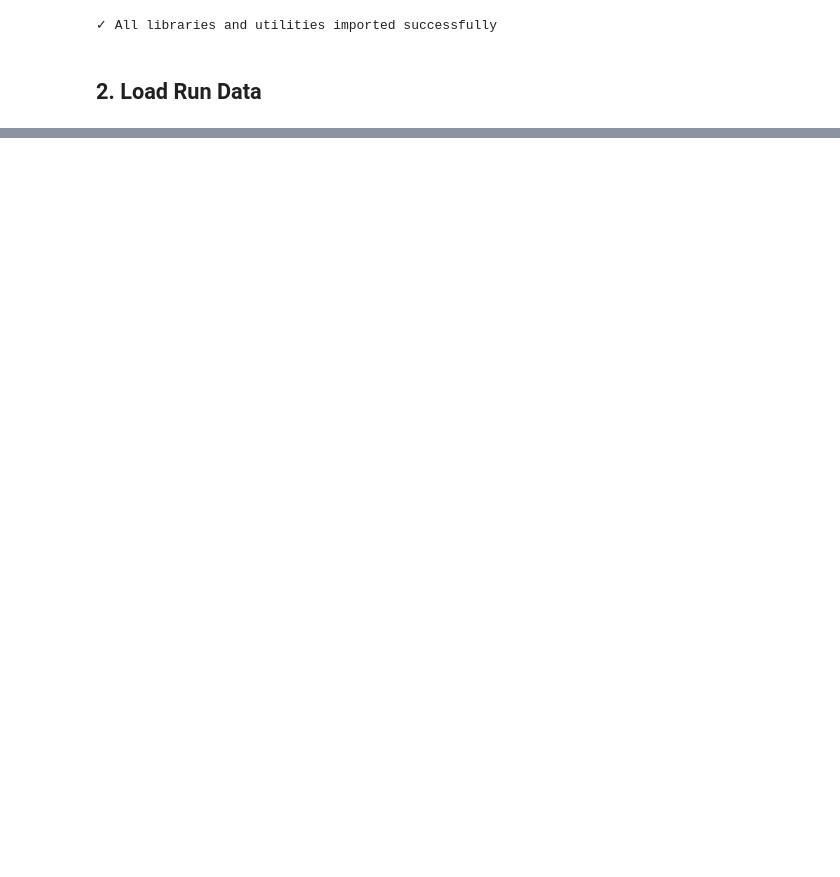
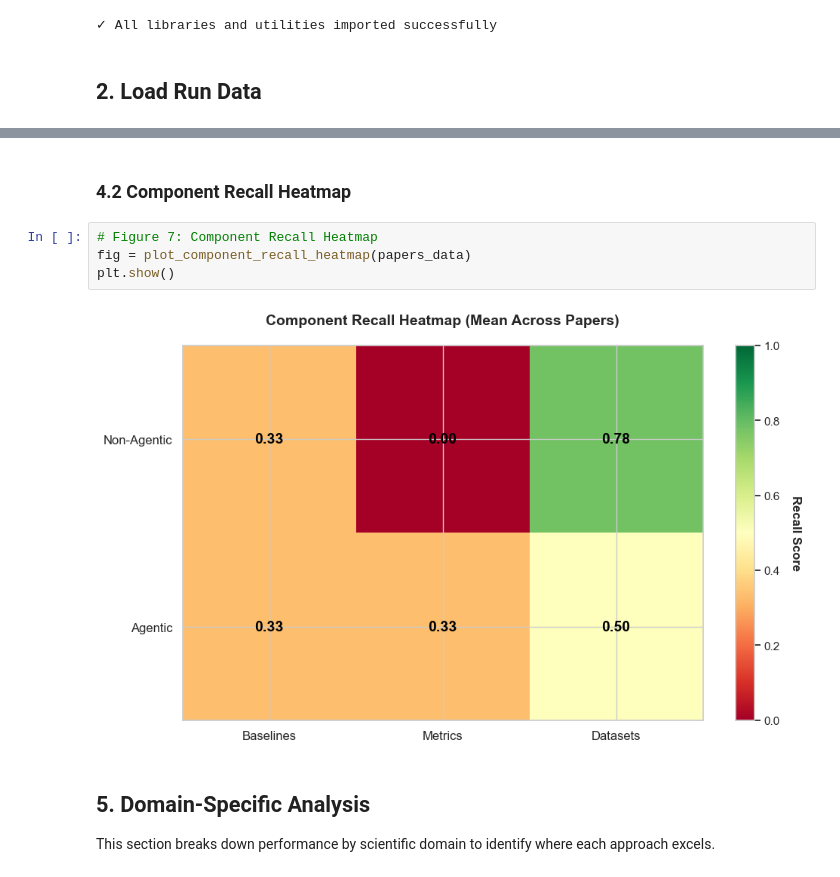
Before and after one commit to abrarmalang/AI-Scientist-v2-EvExDQ, a Jupyter notebook: experimental_setup_eval/notebooks/multi_paper_statistics.ipynb, the cells around one changed output, grey strips where cells are left out. Drawn from its saved outputs; the diff is of its cells as text; blank space fills up the shorter version.

```diff
--- a/experimental_setup_eval/notebooks/multi_paper_statistics.ipynb
+++ b/experimental_setup_eval/notebooks/multi_paper_statistics.ipynb
@@ -192,0 +274,12 @@ Sparks of Artificial General Intelligenc... sparks of artificial general intelli
+# %% [markdown]
+### 4.2 Component Recall Heatmap
+# %%
+# Figure 7: Component Recall Heatmap
+fig = plot_component_recall_heatmap(papers_data)
+plt.show()
+# %% [output]
+[figure, added]
+# %% [markdown]
+## 5. Domain-Specific Analysis
+
+This section breaks down performance by scientific domain to identify where each approach excels.
```
Also changed, not shown: parts of 39 cells of this notebook, 4 other files.
